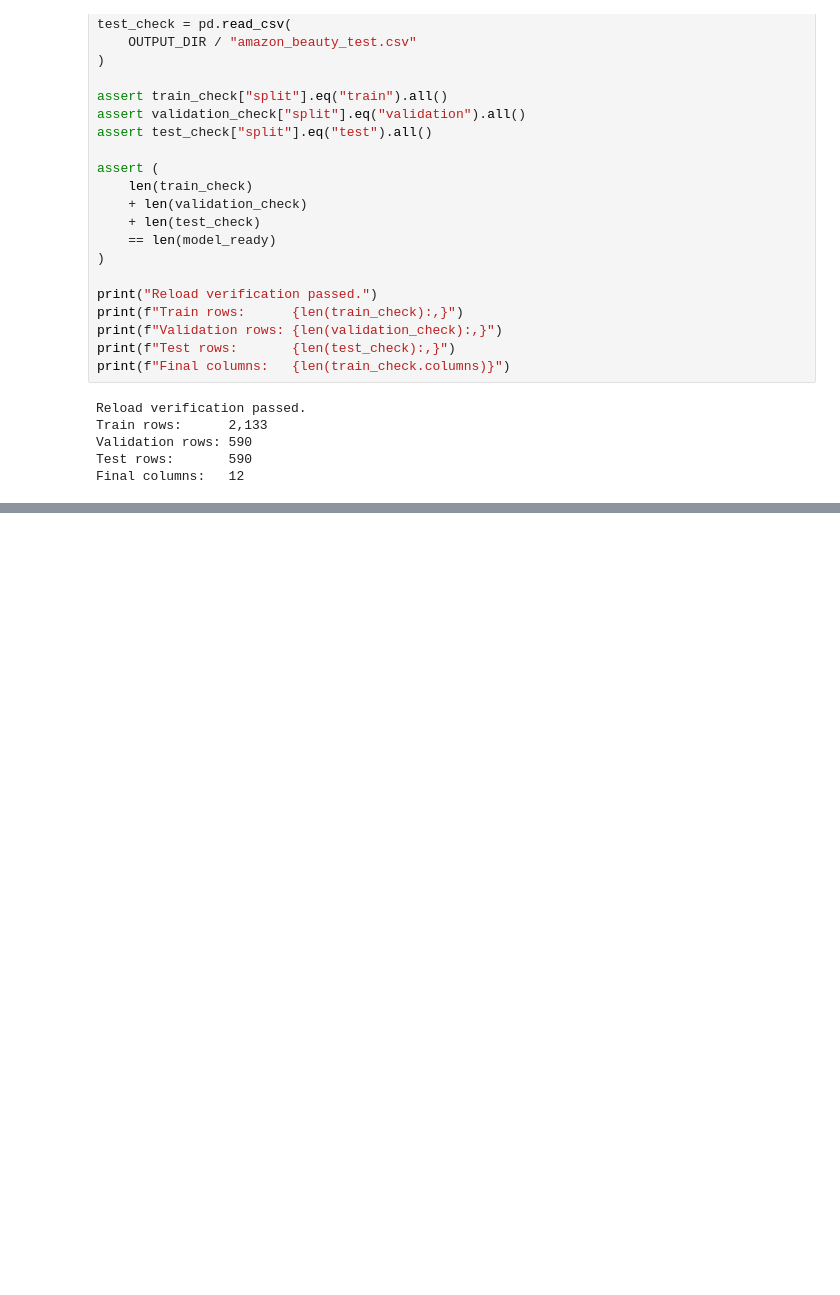
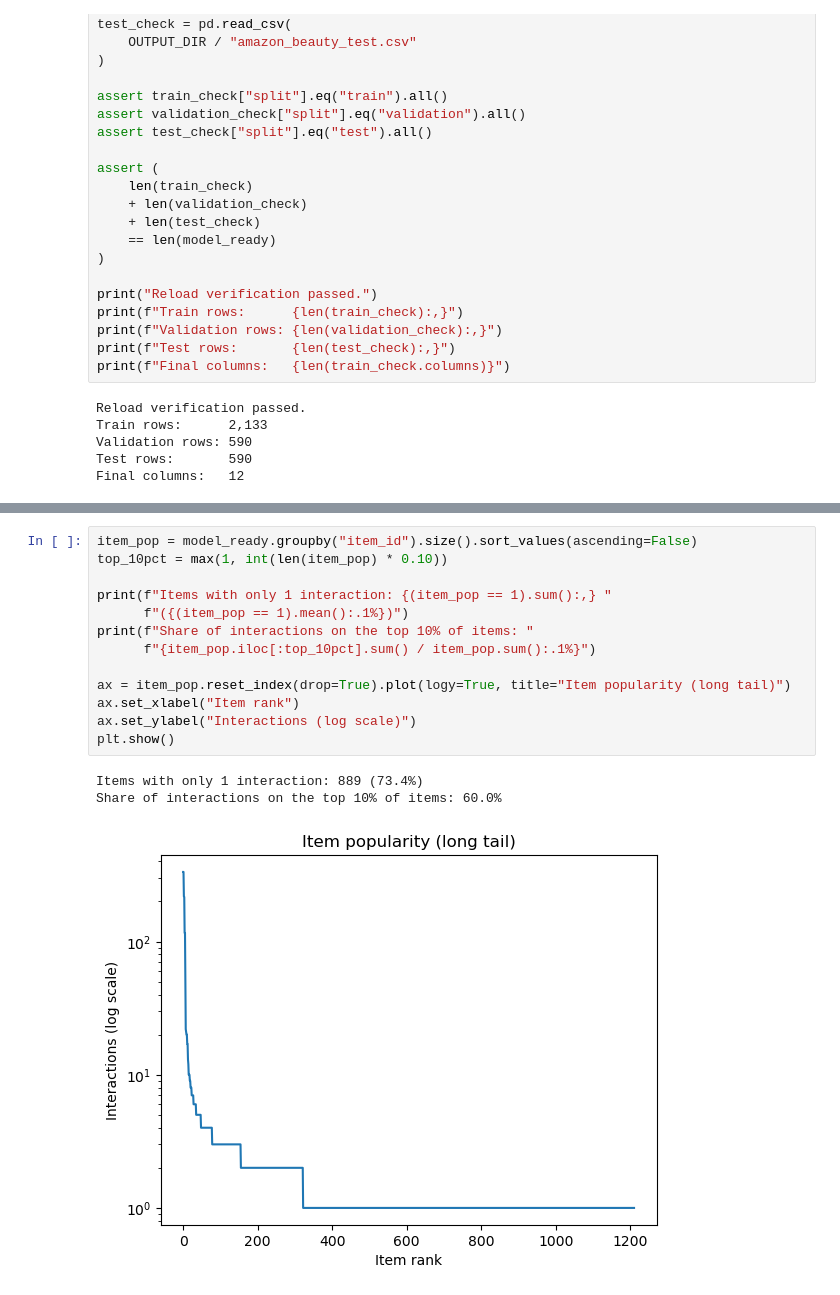
Before and after one commit to Ashley96yy/data298a-team5-topic22, a Jupyter notebook: data/amazon_beauty_all_models_etl_v1.ipynb, the cells around one changed output, grey strips where cells are left out. Cells and saved outputs as stored; diff of their text form; blank space fills up the shorter version.

```diff
--- a/data/amazon_beauty_all_models_etl_v1.ipynb
+++ b/data/amazon_beauty_all_models_etl_v1.ipynb
@@ -519,0 +644,17 @@ Final columns:   12
+# %%
+item_pop = model_ready.groupby("item_id").size().sort_values(ascending=False)
+top_10pct = max(1, int(len(item_pop) * 0.10))
+
+print(f"Items with only 1 interaction: {(item_pop == 1).sum():,} "
+      f"({(item_pop == 1).mean():.1%})")
+print(f"Share of interactions on the top 10% of items: "
+      f"{item_pop.iloc[:top_10pct].sum() / item_pop.sum():.1%}")
+
+ax = item_pop.reset_index(drop=True).plot(logy=True, title="Item popularity (long tail)")
+ax.set_xlabel("Item rank")
+ax.set_ylabel("Interactions (log scale)")
+plt.show()
+# %% [output]
+Items with only 1 interaction: 889 (73.4%)
+Share of interactions on the top 10% of items: 60.0%
+[figure, added]
```
Also changed, not shown: parts of 20 cells of this notebook.
